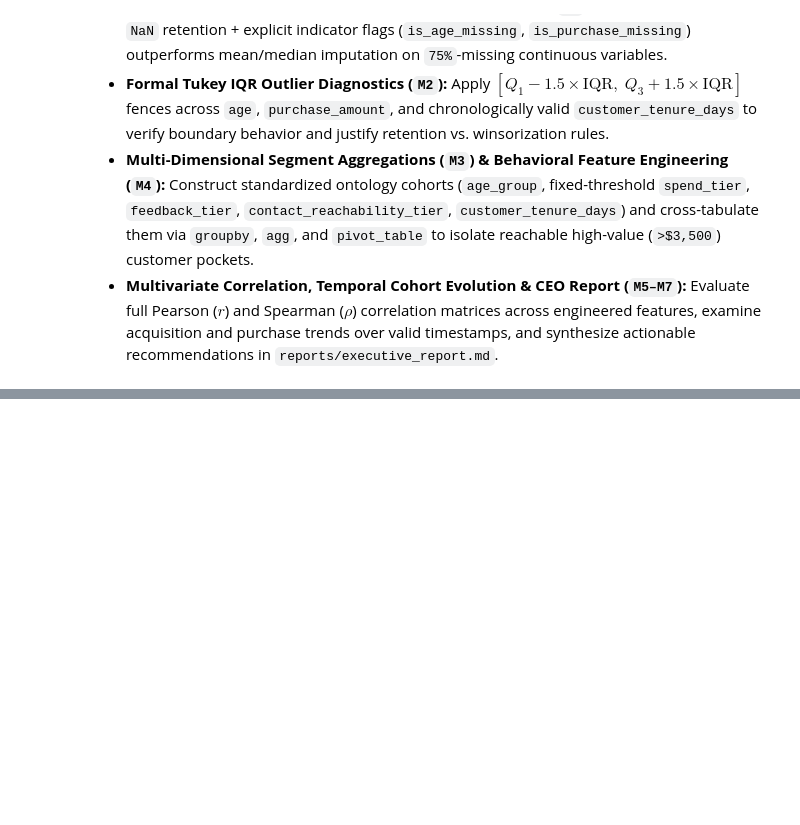
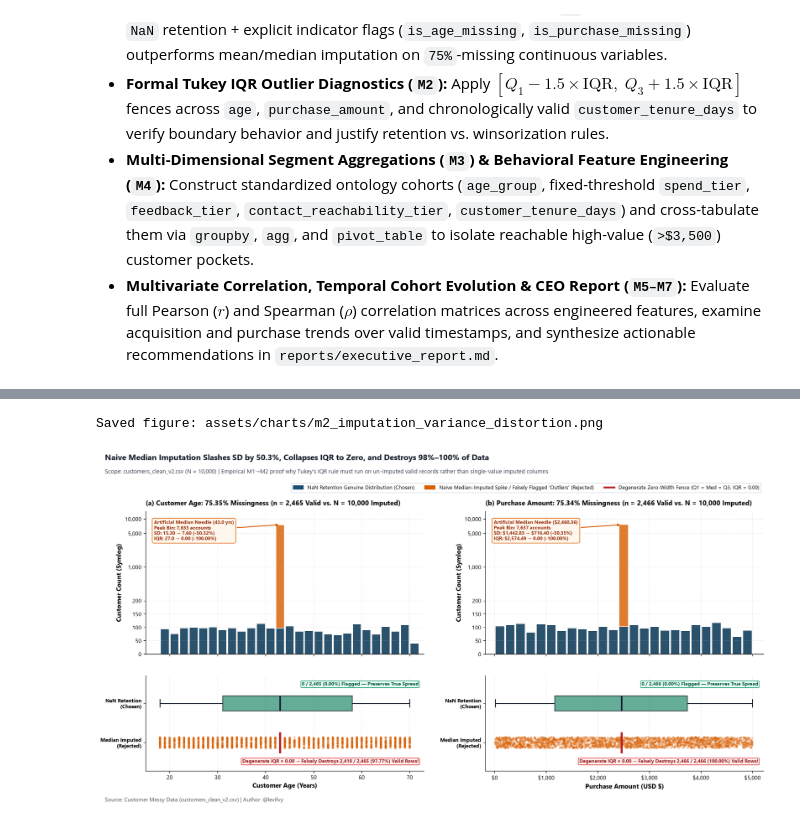
Before and after one commit to IA-P1-BCN/ai_project_EDA_Levi_Flores, a Jupyter notebook: notebooks/01_eda_customers.ipynb, the cells around one changed output, grey strips where cells are left out. Drawn from its saved outputs; the diff is of its cells as text; code cells hidden in the pictures; blank space fills up the shorter version.

```diff
--- a/notebooks/01_eda_customers.ipynb
+++ b/notebooks/01_eda_customers.ipynb
@@ -624,0 +860,7 @@ To translate these baseline findings into multi-dimensional segment strategy and
+# %%
+fig_m2_imp = plot_m2_imputation_variance_distortion(df_v2_m2, save=True)
+plt.show()
+plt.close(fig_m2_imp)
+# %% [output]
+Saved figure: assets/charts/m2_imputation_variance_distortion.png
+[figure, added]
```
Also changed, not shown: parts of 18 cells of this notebook, 21 other files.
